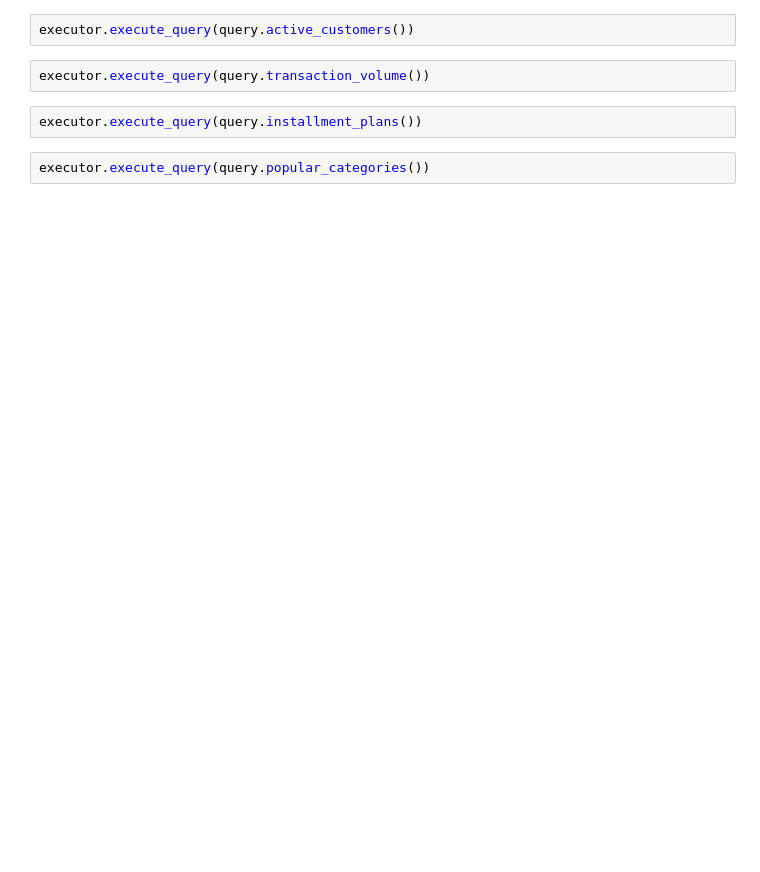
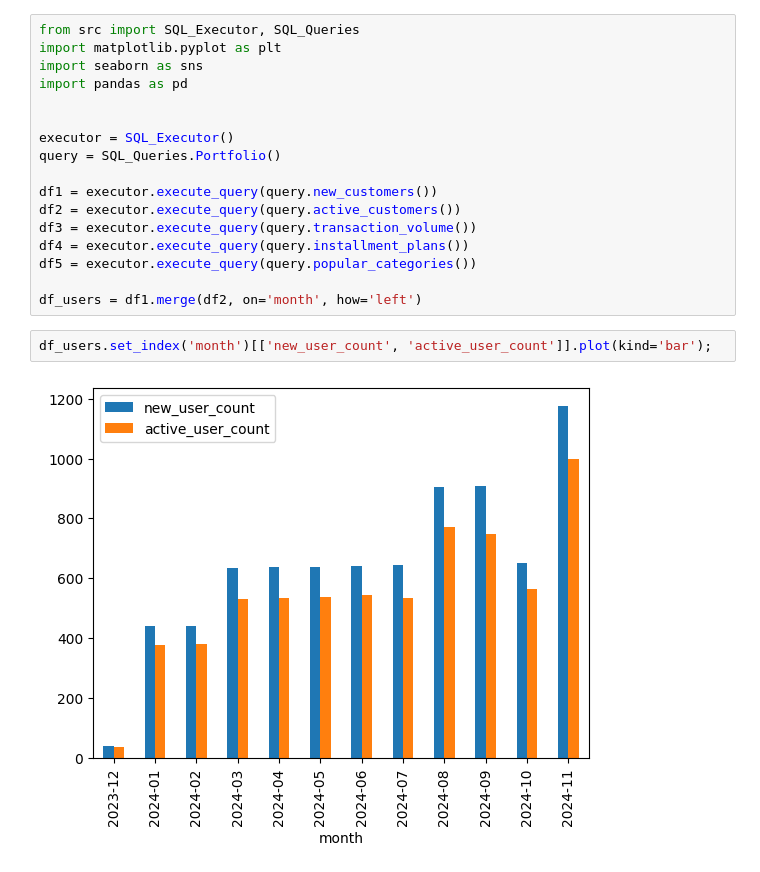
Before and after one commit to karciszuk/vbassigment, a Jupyter notebook: notebooks/portfolio.ipynb, the cells around one changed output. Drawn from its saved outputs; the diff is of its cells as text; blank space fills up the shorter version.

Commit message:
queries updates and payment notebook updates

```diff
--- a/notebooks/portfolio.ipynb
+++ b/notebooks/portfolio.ipynb
@@ -24,8 +1,21 @@ executor.execute_query(query.new_customers())
-# %%
-executor.execute_query(query.active_customers())
-# %%
-executor.execute_query(query.transaction_volume())
-# %%
-executor.execute_query(query.installment_plans())
-# %%
-executor.execute_query(query.popular_categories())
+# %%
+from src import SQL_Executor, SQL_Queries
+import matplotlib.pyplot as plt
+import seaborn as sns
+import pandas as pd
+
+
+executor = SQL_Executor()
+query = SQL_Queries.Portfolio()
+
+df1 = executor.execute_query(query.new_customers())
+df2 = executor.execute_query(query.active_customers())
+df3 = executor.execute_query(query.transaction_volume())
+df4 = executor.execute_query(query.installment_plans())
+df5 = executor.execute_query(query.popular_categories())
+
+df_users = df1.merge(df2, on='month', how='left')
+# %%
+df_users.set_index('month')[['new_user_count', 'active_user_count']].plot(kind='bar');
+# %% [output]
+[figure, added]
```
Also changed, not shown: parts of 5 cells of this notebook, 2 other files.
